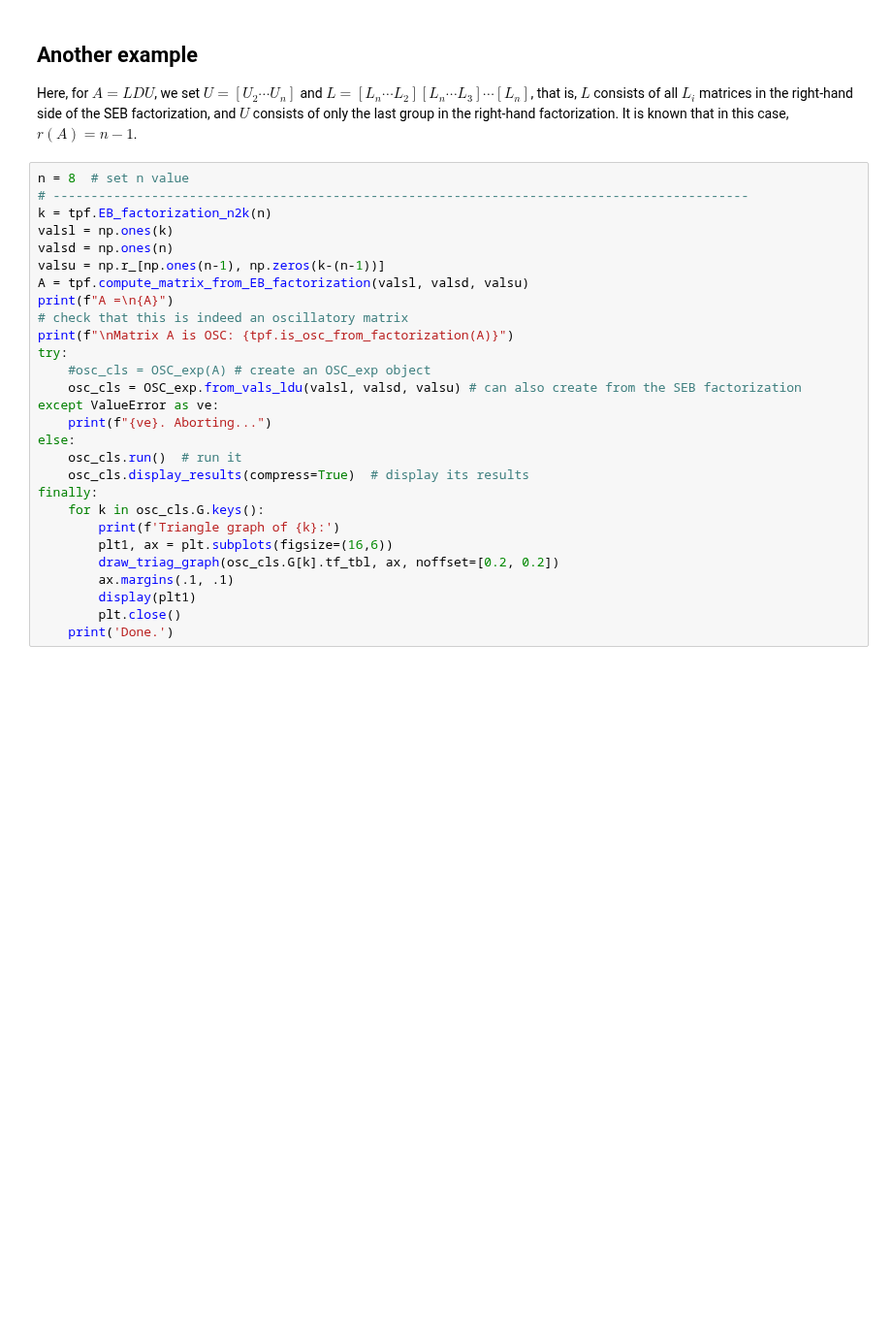
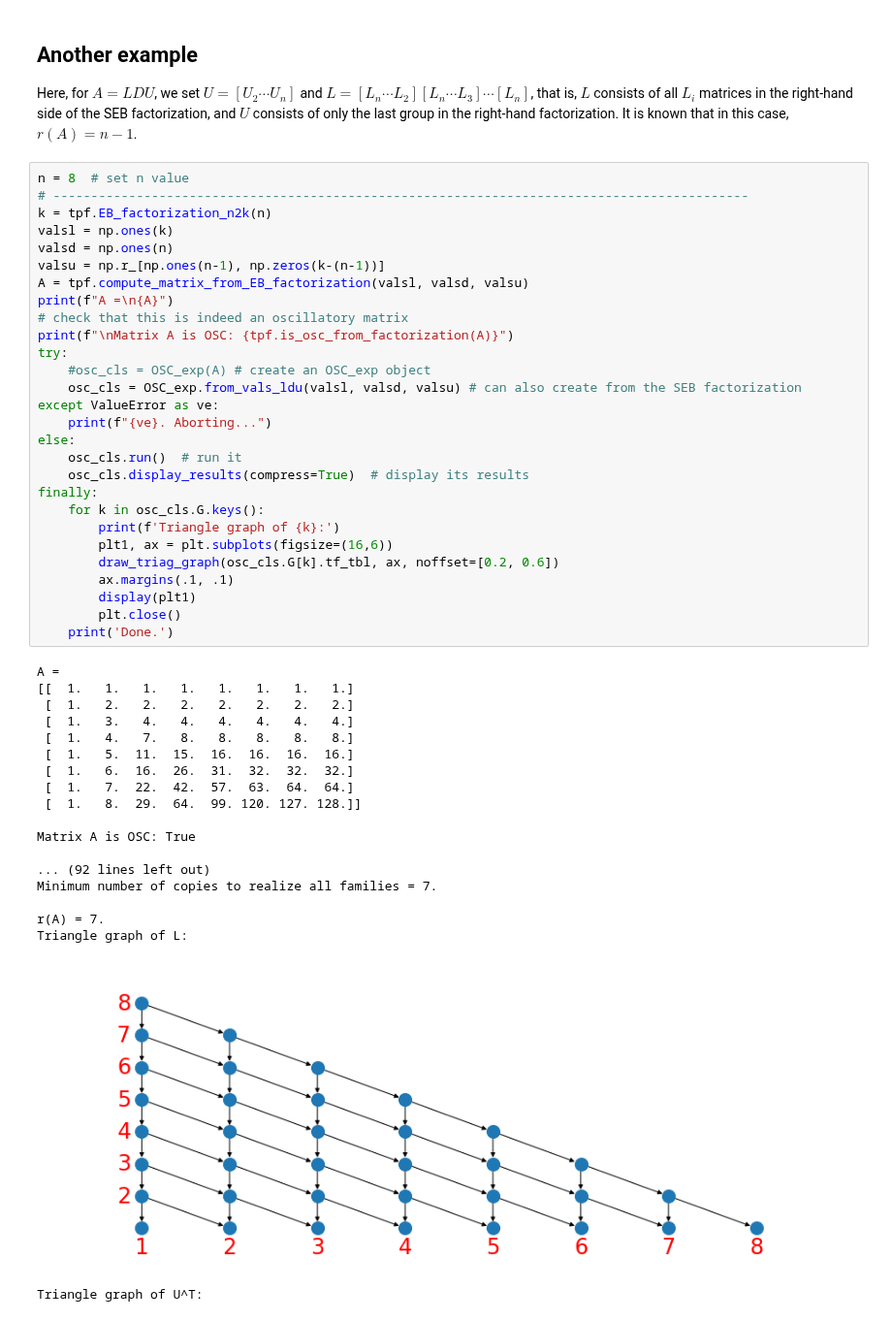
Before and after one commit to yoramzarai/Oscillatory, a Jupyter notebook: SEB_paths.ipynb, the cells around one changed output. Shown at 97% size. Drawn from its saved outputs; the diff is of its cells as text; blank space fills up the shorter version.

```diff
--- a/SEB_paths.ipynb
+++ b/SEB_paths.ipynb
@@ -763,28 +803,48 @@ in this case, $r(A)=n-1$.
 # %%
 n = 8  # set n value
 # --------------------------------------------------------------------------------------------
 k = tpf.EB_factorization_n2k(n)
 valsl = np.ones(k)
 valsd = np.ones(n)
 valsu = np.r_[np.ones(n-1), np.zeros(k-(n-1))]
 A = tpf.compute_matrix_from_EB_factorization(valsl, valsd, valsu)
 print(f"A =\n{A}")
 # check that this is indeed an oscillatory matrix
 print(f"\nMatrix A is OSC: {tpf.is_osc_from_factorization(A)}")
 try:
     #osc_cls = OSC_exp(A) # create an OSC_exp object
     osc_cls = OSC_exp.from_vals_ldu(valsl, valsd, valsu) # can also create from the SEB factorization
 except ValueError as ve:
     print(f"{ve}. Aborting...")
 else:
     osc_cls.run()  # run it
     osc_cls.display_results(compress=True)  # display its results
 finally:
     for k in osc_cls.G.keys():
         print(f'Triangle graph of {k}:')
         plt1, ax = plt.subplots(figsize=(16,6))
-        draw_triag_graph(osc_cls.G[k].tf_tbl, ax, noffset=[0.2, 0.2])
+        draw_triag_graph(osc_cls.G[k].tf_tbl, ax, noffset=[0.2, 0.6])
         ax.margins(.1, .1)
         display(plt1)
         plt.close()
     print('Done.')
+# %% [output]
+A =
+[[  1.   1.   1.   1.   1.   1.   1.   1.]
+ [  1.   2.   2.   2.   2.   2.   2.   2.]
+ [  1.   3.   4.   4.   4.   4.   4.   4.]
+ [  1.   4.   7.   8.   8.   8.   8.   8.]
+ [  1.   5.  11.  15.  16.  16.  16.  16.]
+ [  1.   6.  16.  26.  31.  32.  32.  32.]
+ [  1.   7.  22.  42.  57.  63.  64.  64.]
+ [  1.   8.  29.  64.  99. 120. 127. 128.]]
+
+Matrix A is OSC: True
+
+... (92 lines left out)
+Minimum number of copies to realize all families = 7.
+
+r(A) = 7.
+Triangle graph of L:
+[figure, added]
+Triangle graph of U^T:
```
Also changed, not shown: parts of 4 cells of this notebook.
